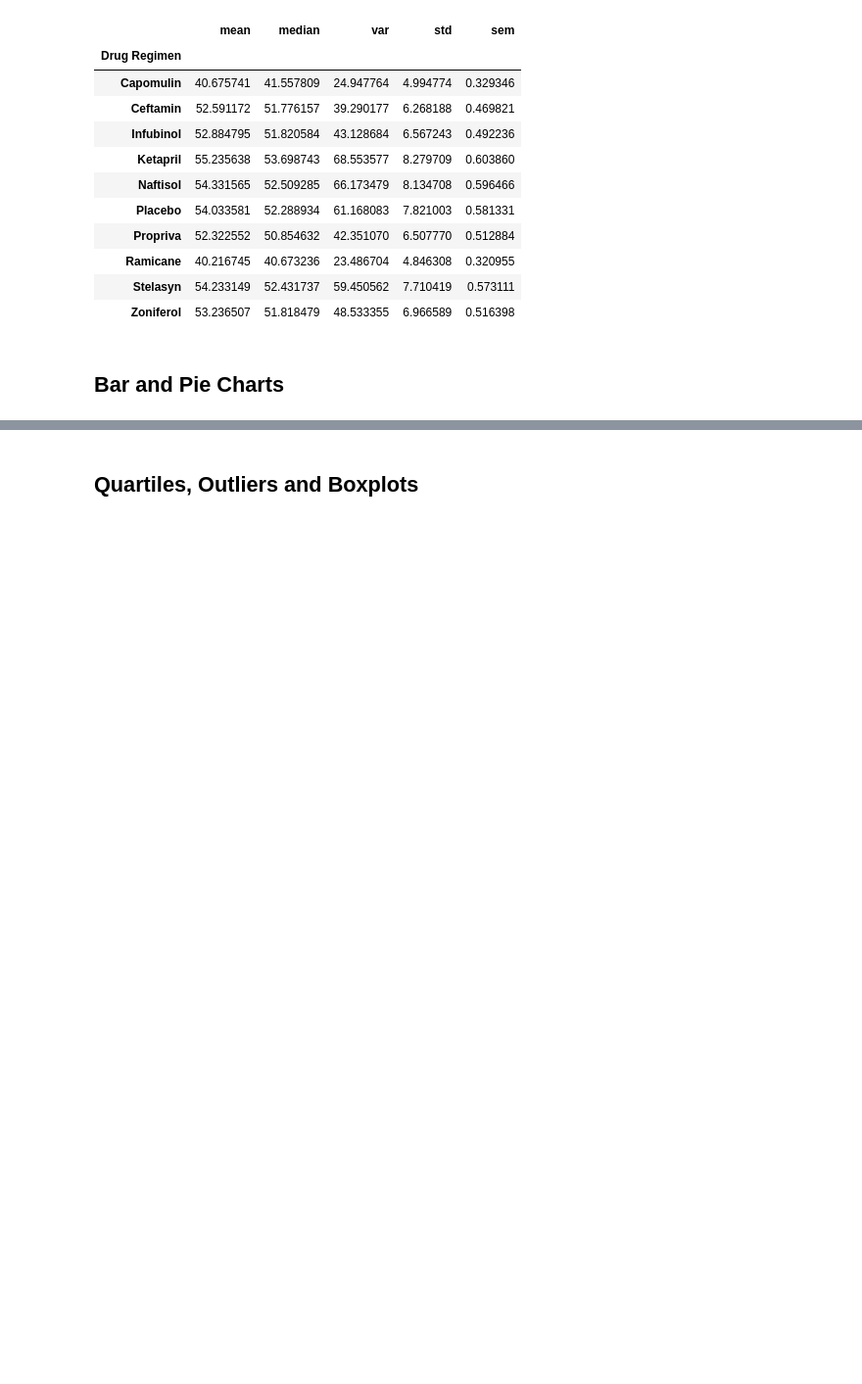
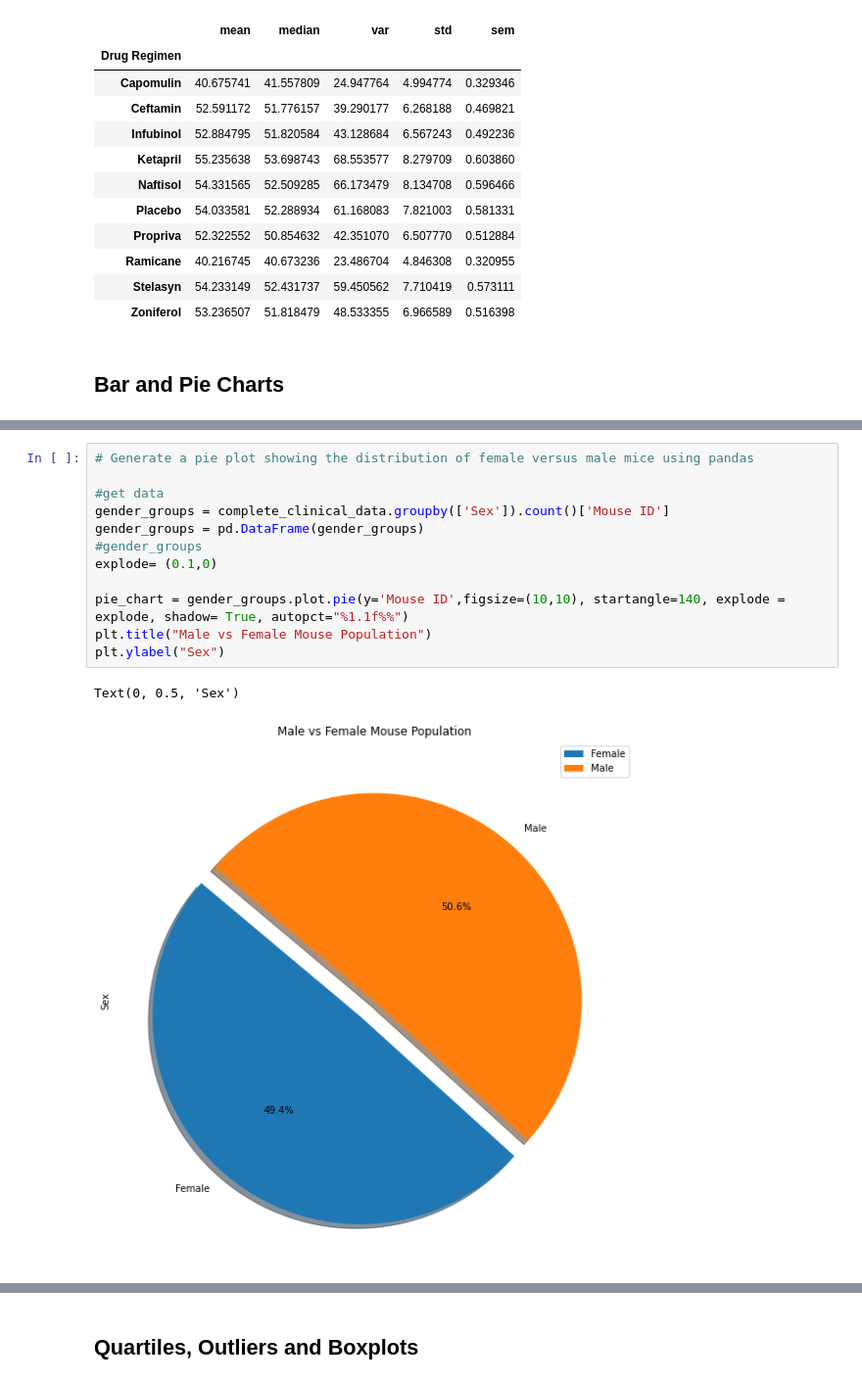
Before and after one commit to ParasAlex/Matplotlib-HW, a Jupyter notebook: MatplotlibHW.ipynb, the cells around one changed output, grey strips where cells are left out. Shown: that part at 98% size. Cells and saved outputs as stored; diff of their text form; blank space fills up the shorter version.

```diff
--- a/MatplotlibHW.ipynb
+++ b/MatplotlibHW.ipynb
@@ -139,0 +173,15 @@ sum_stats_agg_add
+# %%
+# Generate a pie plot showing the distribution of female versus male mice using pandas
+
+#get data
+gender_groups = complete_clinical_data.groupby(['Sex']).count()['Mouse ID']
+gender_groups = pd.DataFrame(gender_groups)
+#gender_groups
+explode= (0.1,0)
+
+pie_chart = gender_groups.plot.pie(y='Mouse ID',figsize=(10,10), startangle=140, explode = explode, shadow= True, autopct="%1.1f%%")
+plt.title("Male vs Female Mouse Population")
+plt.ylabel("Sex")
+# %% [output]
+Text(0, 0.5, 'Sex')
+[figure, added]
```
Also changed, not shown: parts of 7 cells of this notebook.
